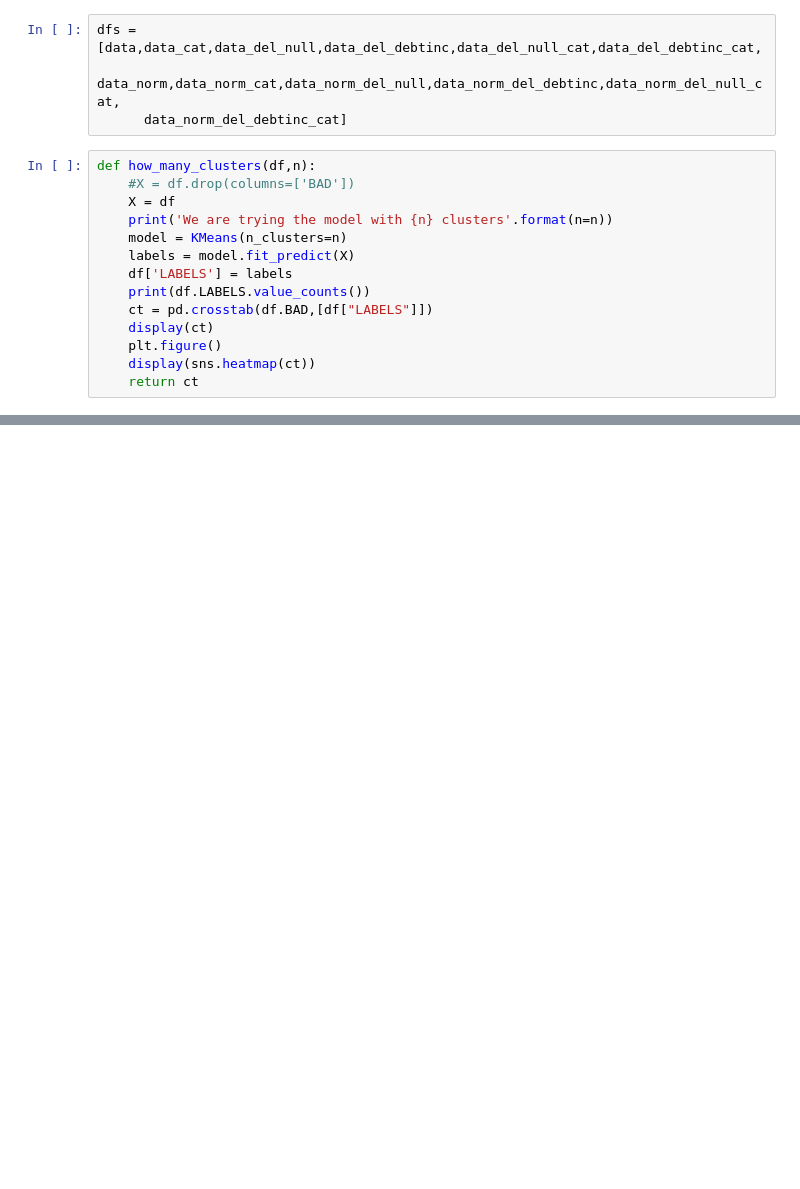
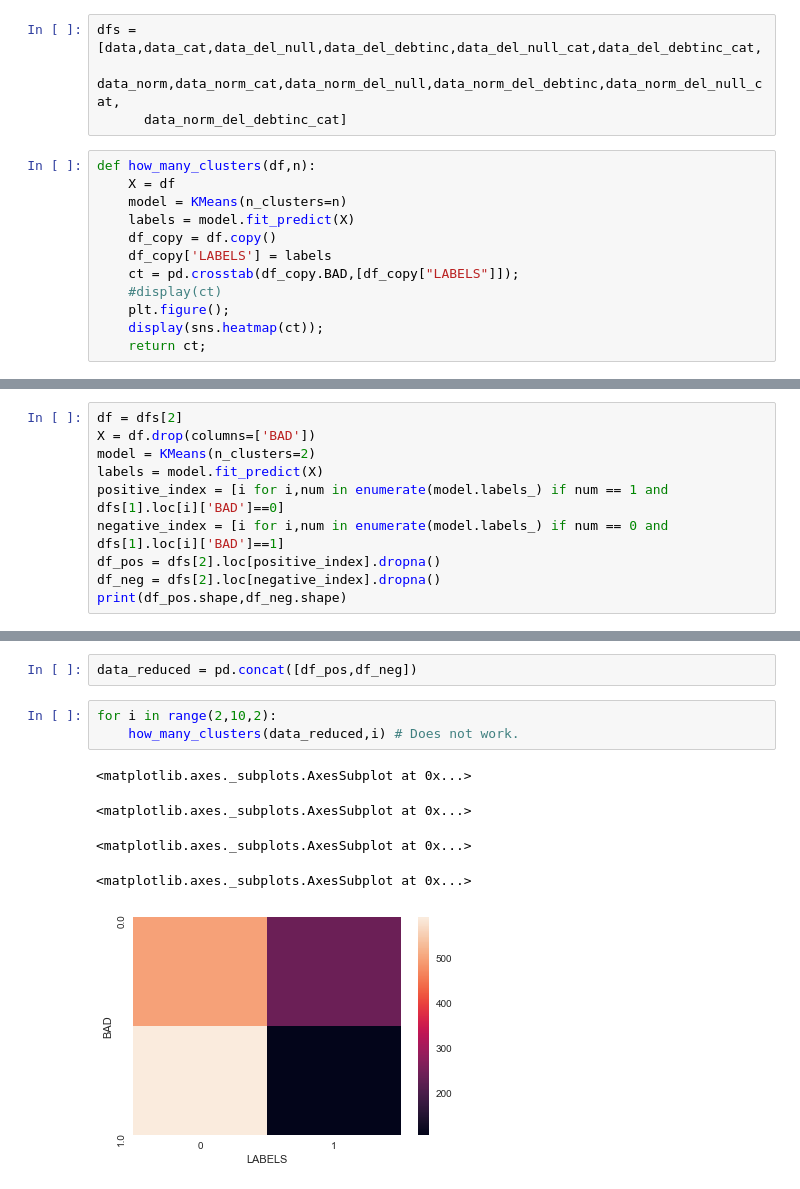
Before and after one commit to lusuelves/CreditRisk, a Jupyter notebook: code/unsupervised_models.ipynb, the cells around one changed output, grey strips where cells are left out. Cells and saved outputs as stored; diff of their text form; blank space fills up the shorter version.

```diff
--- a/code/unsupervised_models.ipynb
+++ b/code/unsupervised_models.ipynb
@@ -25,15 +47,13 @@ dfs = [data,data_cat,data_del_null,data_del_debtinc,data_del_null_cat,data_del_d
       data_norm_del_debtinc_cat]
 # %%
 def how_many_clusters(df,n):
-    #X = df.drop(columns=['BAD'])
     X = df
-    print('We are trying the model with {n} clusters'.format(n=n))
     model = KMeans(n_clusters=n)
     labels = model.fit_predict(X)
-    df['LABELS'] = labels
-    print(df.LABELS.value_counts())
-    ct = pd.crosstab(df.BAD,[df["LABELS"]])
-    display(ct)
-    plt.figure()
-    display(sns.heatmap(ct))
-    return ct
+    df_copy = df.copy()
+    df_copy['LABELS'] = labels
+    ct = pd.crosstab(df_copy.BAD,[df_copy["LABELS"]]);
+    #display(ct)
+    plt.figure();
+    display(sns.heatmap(ct));
+    return ct;
@@ -120,0 +276,10 @@ Name: LABELS, dtype: int64
+# %%
+df = dfs[2]
+X = df.drop(columns=['BAD'])
+model = KMeans(n_clusters=2)
+labels = model.fit_predict(X)
+positive_index = [i for i,num in enumerate(model.labels_) if num == 1 and dfs[1].loc[i]['BAD']==0]
+negative_index = [i for i,num in enumerate(model.labels_) if num == 0 and dfs[1].loc[i]['BAD']==1]
+df_pos = dfs[2].loc[positive_index].dropna()
+df_neg = dfs[2].loc[negative_index].dropna()
+print(df_pos.shape,df_neg.shape)
@@ -120,0 +299,11 @@ Name: LABELS, dtype: int64
+# %%
+data_reduced = pd.concat([df_pos,df_neg])
+# %%
+for i in range(2,10,2):
+    how_many_clusters(data_reduced,i) # Does not work.
+# %% [output]
+<matplotlib.axes._subplots.AxesSubplot at 0x...>
+<matplotlib.axes._subplots.AxesSubplot at 0x...>
+<matplotlib.axes._subplots.AxesSubplot at 0x...>
+<matplotlib.axes._subplots.AxesSubplot at 0x...>
+[figure, added]
```
Also changed, not shown: parts of 22 cells of this notebook.
